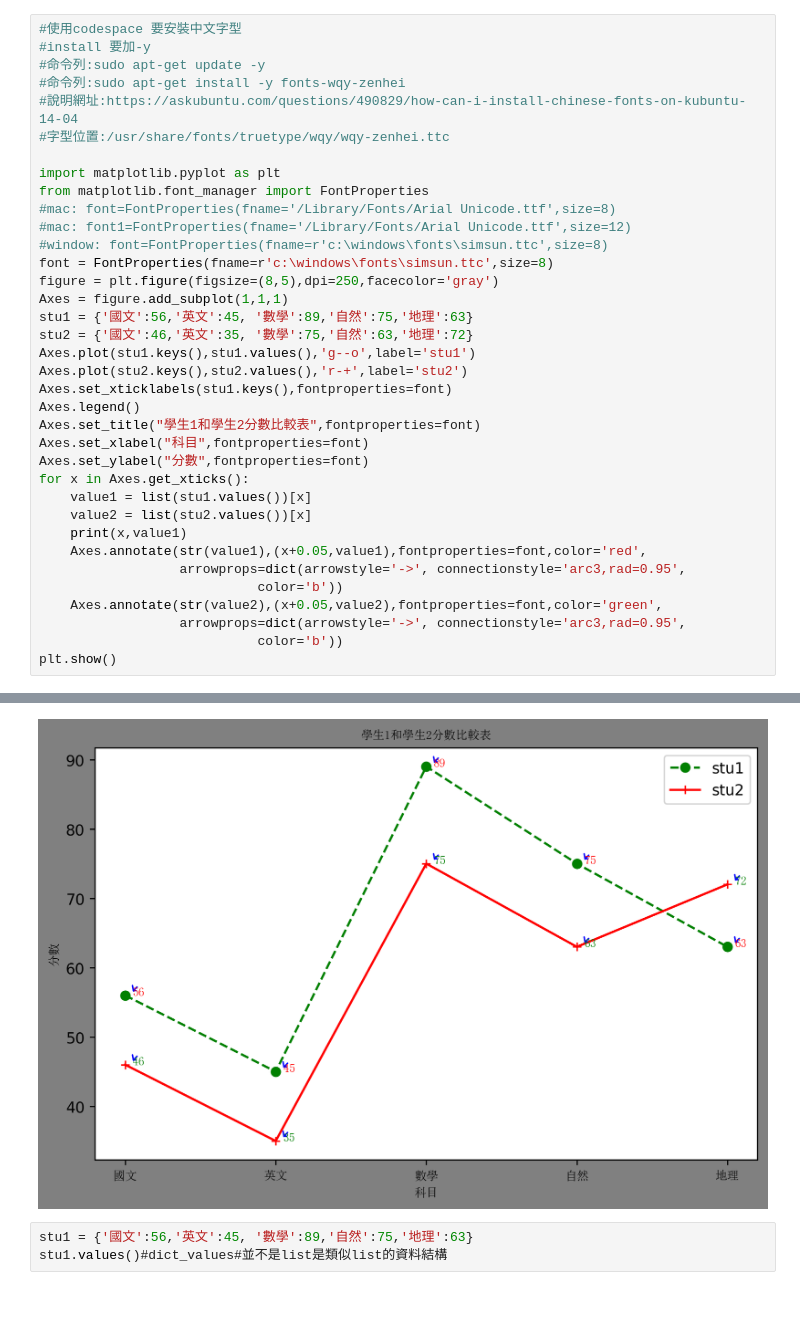
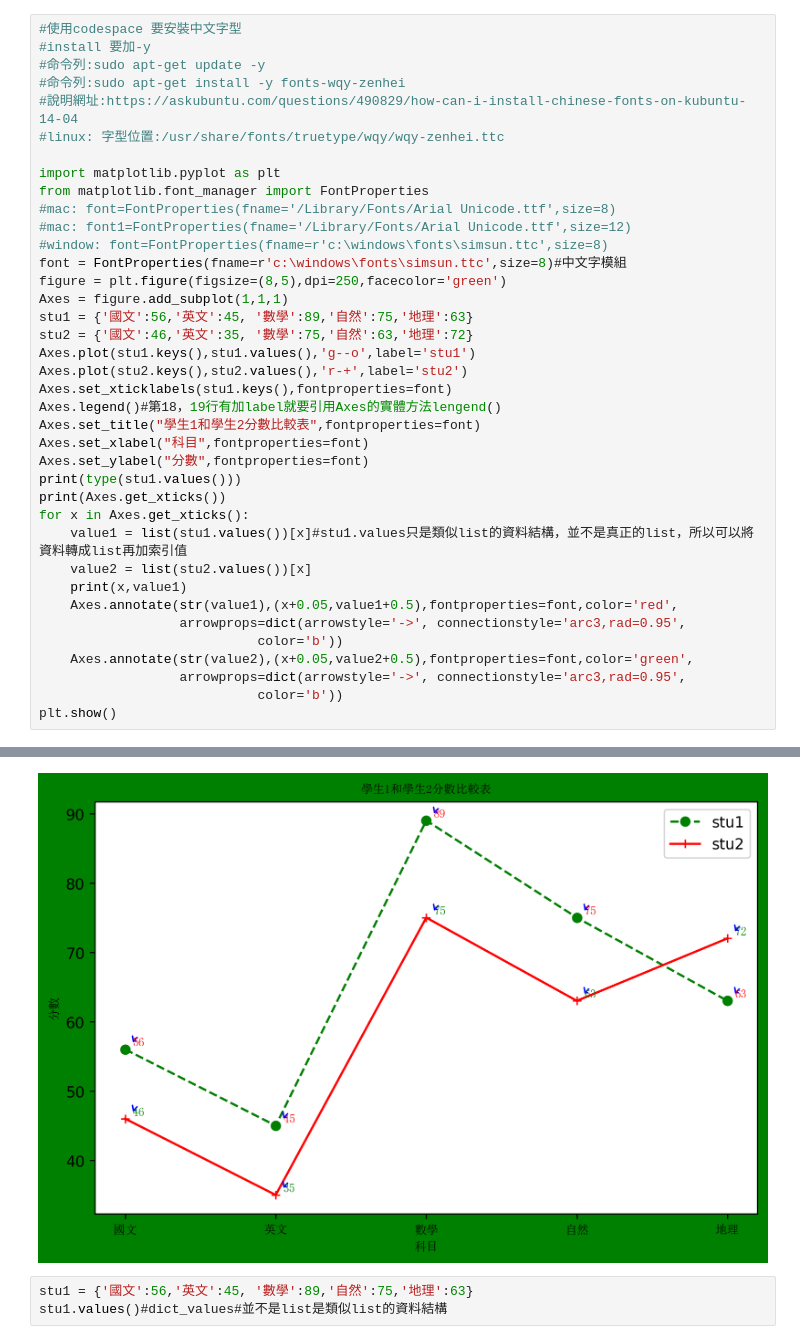
Before and after one commit to lucaswu0306/2023_8_20, a Jupyter notebook: lesson15_1.ipynb, the cells around one changed output, grey strips where cells are left out. Drawn from its saved outputs; the diff is of its cells as text; blank space fills up the shorter version.

```diff
--- a/lesson15_1.ipynb
+++ b/lesson15_1.ipynb
@@ -4,33 +4,35 @@
 #命令列:sudo apt-get update -y
 #命令列:sudo apt-get install -y fonts-wqy-zenhei
 #說明網址:https://askubuntu.com/questions/490829/how-can-i-install-chinese-fonts-on-kubuntu-14-04
-#字型位置:/usr/share/fonts/truetype/wqy/wqy-zenhei.ttc
+#linux: 字型位置:/usr/share/fonts/truetype/wqy/wqy-zenhei.ttc
 
 import matplotlib.pyplot as plt
 from matplotlib.font_manager import FontProperties
 #mac: font=FontProperties(fname='/Library/Fonts/Arial Unicode.ttf',size=8)
 #mac: font1=FontProperties(fname='/Library/Fonts/Arial Unicode.ttf',size=12)
 #window: font=FontProperties(fname=r'c:\windows\fonts\simsun.ttc',size=8)
-font = FontProperties(fname=r'c:\windows\fonts\simsun.ttc',size=8)
-figure = plt.figure(figsize=(8,5),dpi=250,facecolor='gray')
+font = FontProperties(fname=r'c:\windows\fonts\simsun.ttc',size=8)#中文字模組
+figure = plt.figure(figsize=(8,5),dpi=250,facecolor='green')
 Axes = figure.add_subplot(1,1,1)
 stu1 = {'國文':56,'英文':45, '數學':89,'自然':75,'地理':63}
 stu2 = {'國文':46,'英文':35, '數學':75,'自然':63,'地理':72}
 Axes.plot(stu1.keys(),stu1.values(),'g--o',label='stu1')
 Axes.plot(stu2.keys(),stu2.values(),'r-+',label='stu2')
 Axes.set_xticklabels(stu1.keys(),fontproperties=font)
-Axes.legend()
+Axes.legend()#第18，19行有加label就要引用Axes的實體方法lengend()
 Axes.set_title("學生1和學生2分數比較表",fontproperties=font)
 Axes.set_xlabel("科目",fontproperties=font)
 Axes.set_ylabel("分數",fontproperties=font)
+print(type(stu1.values()))
+print(Axes.get_xticks())
 for x in Axes.get_xticks():
-    value1 = list(stu1.values())[x]
+    value1 = list(stu1.values())[x]#stu1.values只是類似list的資料結構，並不是真正的list，所以可以將資料轉成list再加索引值
     value2 = list(stu2.values())[x]
     print(x,value1)
-    Axes.annotate(str(value1),(x+0.05,value1),fontproperties=font,color='red',
+    Axes.annotate(str(value1),(x+0.05,value1+0.5),fontproperties=font,color='red',
                   arrowprops=dict(arrowstyle='->', connectionstyle='arc3,rad=0.95',
                             color='b'))
-    Axes.annotate(str(value2),(x+0.05,value2),fontproperties=font,color='green',
+    Axes.annotate(str(value2),(x+0.05,value2+0.5),fontproperties=font,color='green',
                   arrowprops=dict(arrowstyle='->', connectionstyle='arc3,rad=0.95',
                             color='b'))
 plt.show()
@@ -38,9 +42,9 @@ plt.show()
 0 56
 1 45
 2 89
 3 75
 4 63
-[figure, old version]
+[figure, new version]
 # %%
 stu1 = {'國文':56,'英文':45, '數學':89,'自然':75,'地理':63}
 stu1.values()#dict_values#並不是list是類似list的資料結構
```
Also changed, not shown: parts of 4 cells of this notebook, 6 other files.
